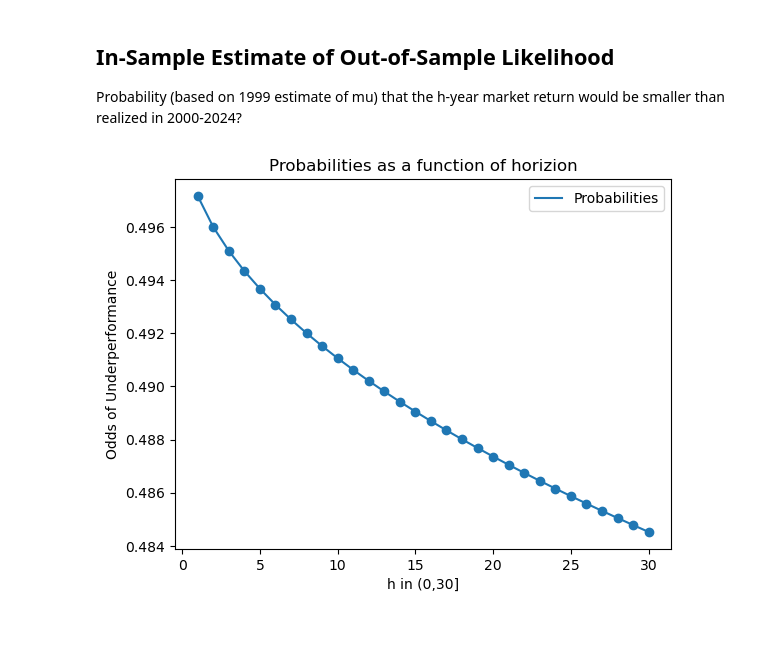
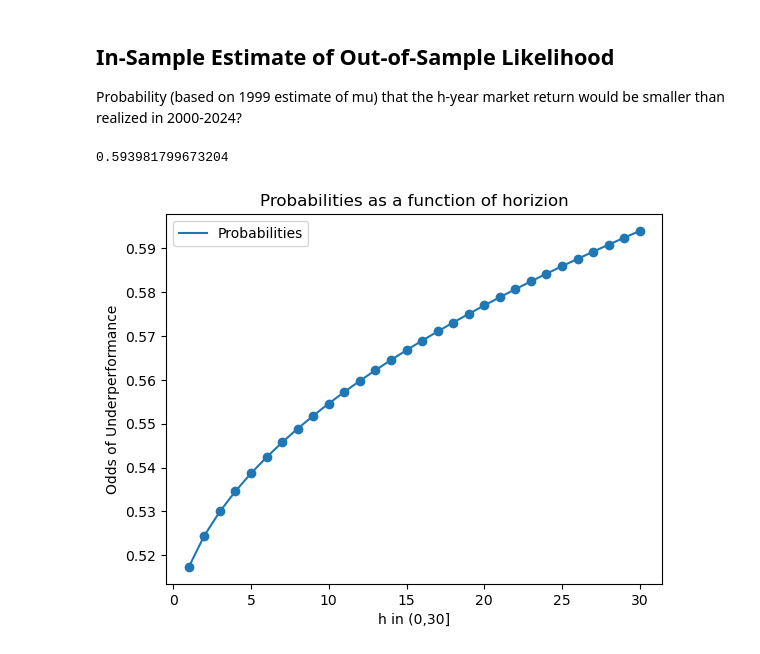
Before and after one commit to leenath001/Portfolio-Theory-HW, a Jupyter notebook: homework3/barnstable-case.ipynb, the cells around one changed output. Drawn from its saved outputs; the diff is of its cells as text; code cells hidden in the pictures.

```diff
--- a/homework3/barnstable-case.ipynb
+++ b/homework3/barnstable-case.ipynb
@@ -14,6 +14,7 @@ data['date'] = pd.to_datetime(data['date'])
 data_65_99 = data[(data['date'] >= '1965-01-01') & (data['date'] <= '1999-12-31')]
 data_00 = data[(data['date'] >= '2000-01-01') & (data['date'] <= '2024-12-31')]
 data_26 = data[(data['date'] >= '1926-01-01') & (data['date'] <= '2024-12-31')]
+data_26_56 = data_26[(data_26['date'] <= '1965-01-01')]
 data_65_24 = data[(data['date'] >= '1965-01-01')]
 # %%
 ## Summary Statistics
@@ -137,26 +182,28 @@ plt.show()
 Probability (based on 1999 estimate of mu) that the h-year market return would be smaller than realized in 2000-2024?
 # %%
 # CHECK AGAINST SOL
-stats, frame = ret_calc(data_65_99)
-stats2, frame2 = ret_calc(data_00)
+stats, frame = ret_calc(data_26)
+stats2, frame2 = ret_calc(data_65_24)
+stats_is, frame_is = ret_calc(data_26_56)
 
 r_xs_oos = stats2[5]
 r_xs_is = stats[5]
 v_xs_is = stats[11]
 zsc = (r_xs_oos - r_xs_is)/v_xs_is
 probs3 = []
-
+print(calc_underperf_p(zsc,30))
 for i in range(1,31):
     p = calc_underperf_p(zsc,i)
     probs3.append(p)
 
 plt.figure(3)
 plt.plot([i for i in range(1,31)],probs3, label = 'Probabilities')
 plt.scatter([i for i in range(1,31)],probs3)
 plt.legend()
 plt.xlabel('h in (0,30]')
 plt.ylabel('Odds of Underperformance')
 plt.title('Probabilities as a function of horizion')
 plt.show()
 # %% [output]
+0.593981799673204
-[figure, old version]
+[figure, new version]
```
Also changed, not shown: parts of 2 cells of this notebook.
